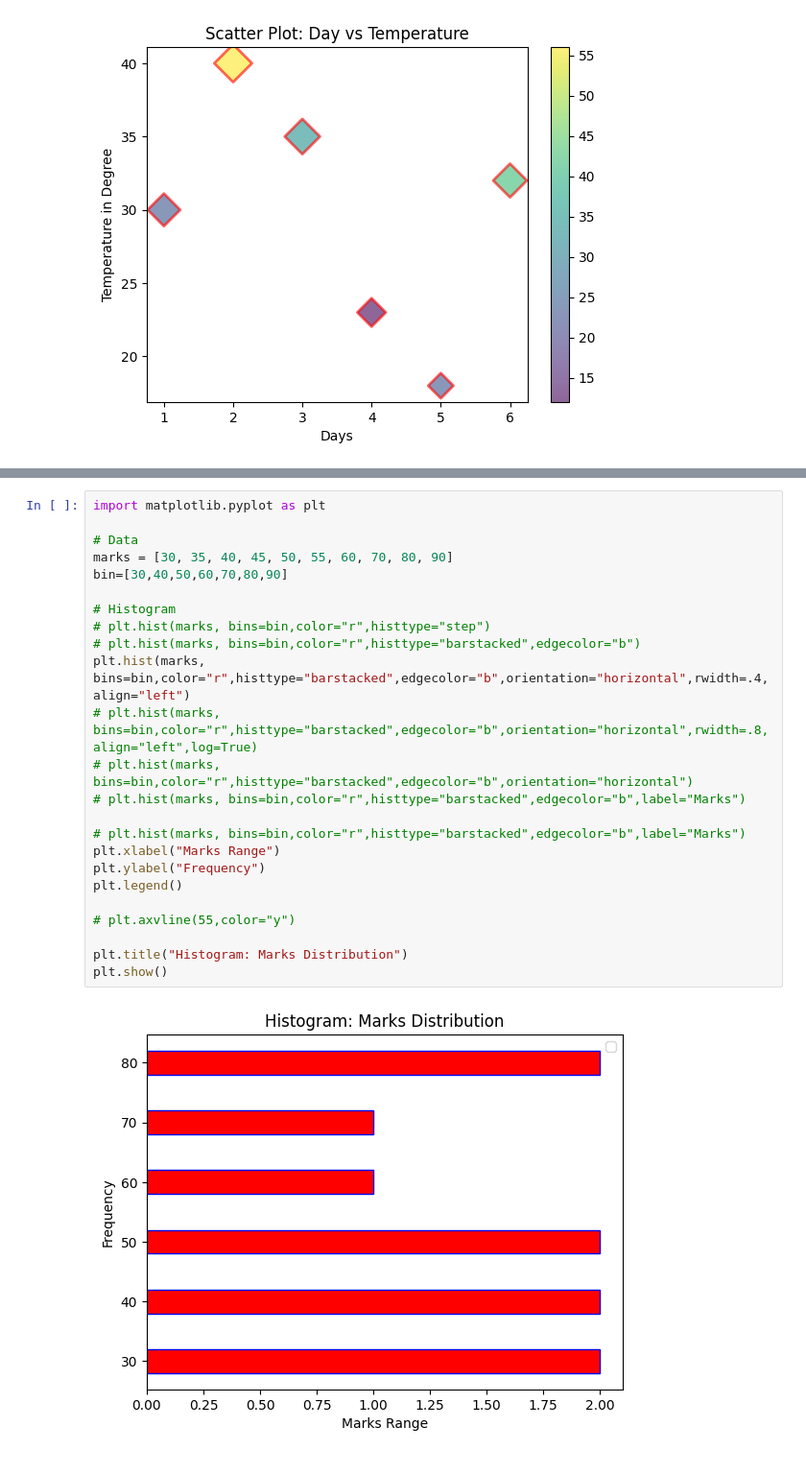
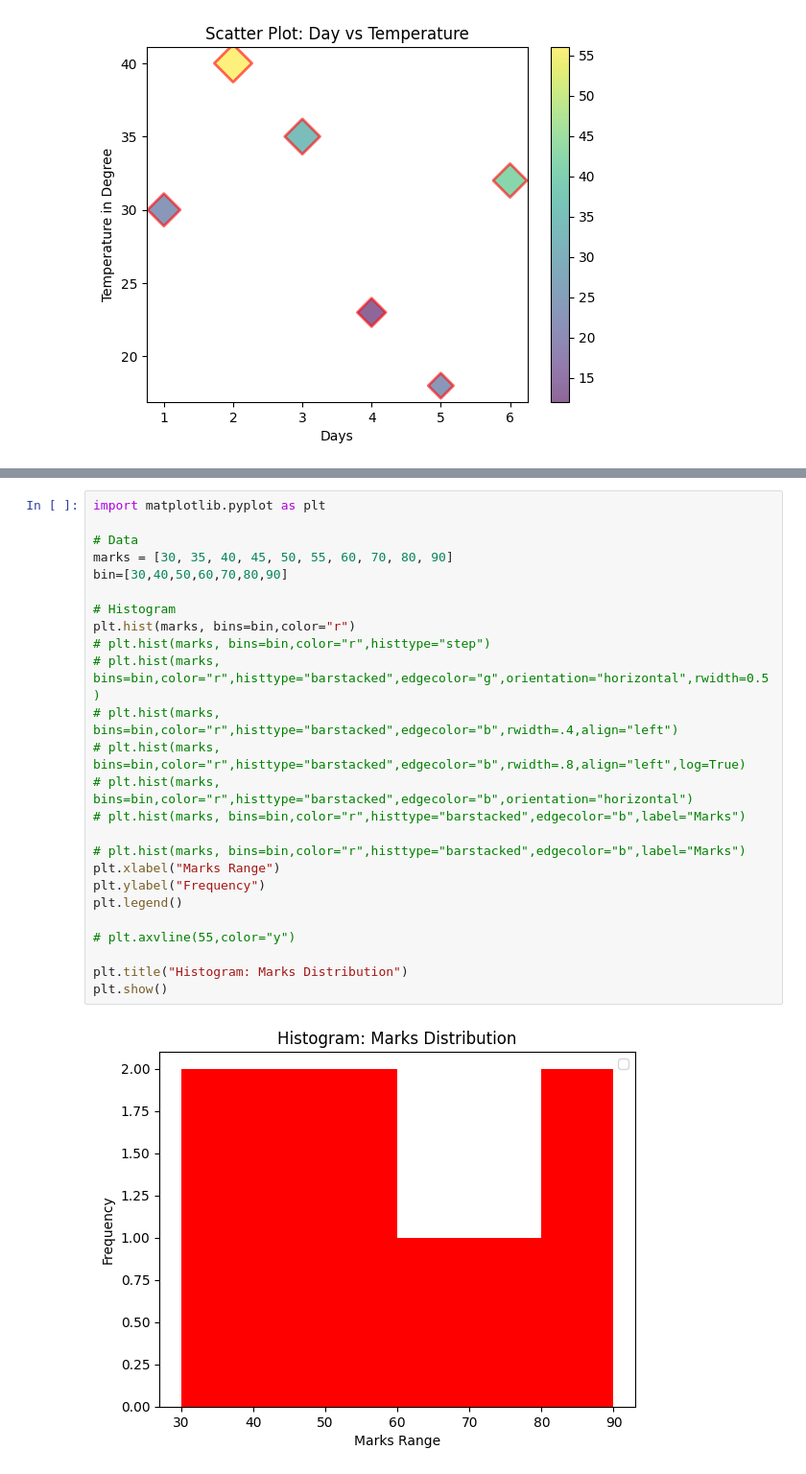
Before and after one commit to NeerajKatheriya1435/Data_Analytics, a Jupyter notebook: Matplotlib_Files/matplotlib1.ipynb, the cells around one changed output, grey strips where cells are left out. Shown at 96% size. Cells and saved outputs as stored; diff of their text form.

```diff
--- a/Matplotlib_Files/matplotlib1.ipynb
+++ b/Matplotlib_Files/matplotlib1.ipynb
@@ -173,26 +175,27 @@ plt.show()
 # %%
 import matplotlib.pyplot as plt
 
 # Data
 marks = [30, 35, 40, 45, 50, 55, 60, 70, 80, 90]
 bin=[30,40,50,60,70,80,90]
 
 # Histogram
+plt.hist(marks, bins=bin,color="r")
 # plt.hist(marks, bins=bin,color="r",histtype="step")
-# plt.hist(marks, bins=bin,color="r",histtype="barstacked",edgecolor="b")
-plt.hist(marks, bins=bin,color="r",histtype="barstacked",edgecolor="b",orientation="horizontal",rwidth=.4,align="left")
-# plt.hist(marks, bins=bin,color="r",histtype="barstacked",edgecolor="b",orientation="horizontal",rwidth=.8,align="left",log=True)
+# plt.hist(marks, bins=bin,color="r",histtype="barstacked",edgecolor="g",orientation="horizontal",rwidth=0.5)
+# plt.hist(marks, bins=bin,color="r",histtype="barstacked",edgecolor="b",rwidth=.4,align="left")
+# plt.hist(marks, bins=bin,color="r",histtype="barstacked",edgecolor="b",rwidth=.8,align="left",log=True)
 # plt.hist(marks, bins=bin,color="r",histtype="barstacked",edgecolor="b",orientation="horizontal")
 # plt.hist(marks, bins=bin,color="r",histtype="barstacked",edgecolor="b",label="Marks")
 
 # plt.hist(marks, bins=bin,color="r",histtype="barstacked",edgecolor="b",label="Marks")
 plt.xlabel("Marks Range")
 plt.ylabel("Frequency")
 plt.legend()
 
 # plt.axvline(55,color="y")
 
 plt.title("Histogram: Marks Distribution")
 plt.show()
 # %% [output]
-[figure, old version]
+[figure, new version]
```
Also changed, not shown: parts of 2 cells of this notebook.
